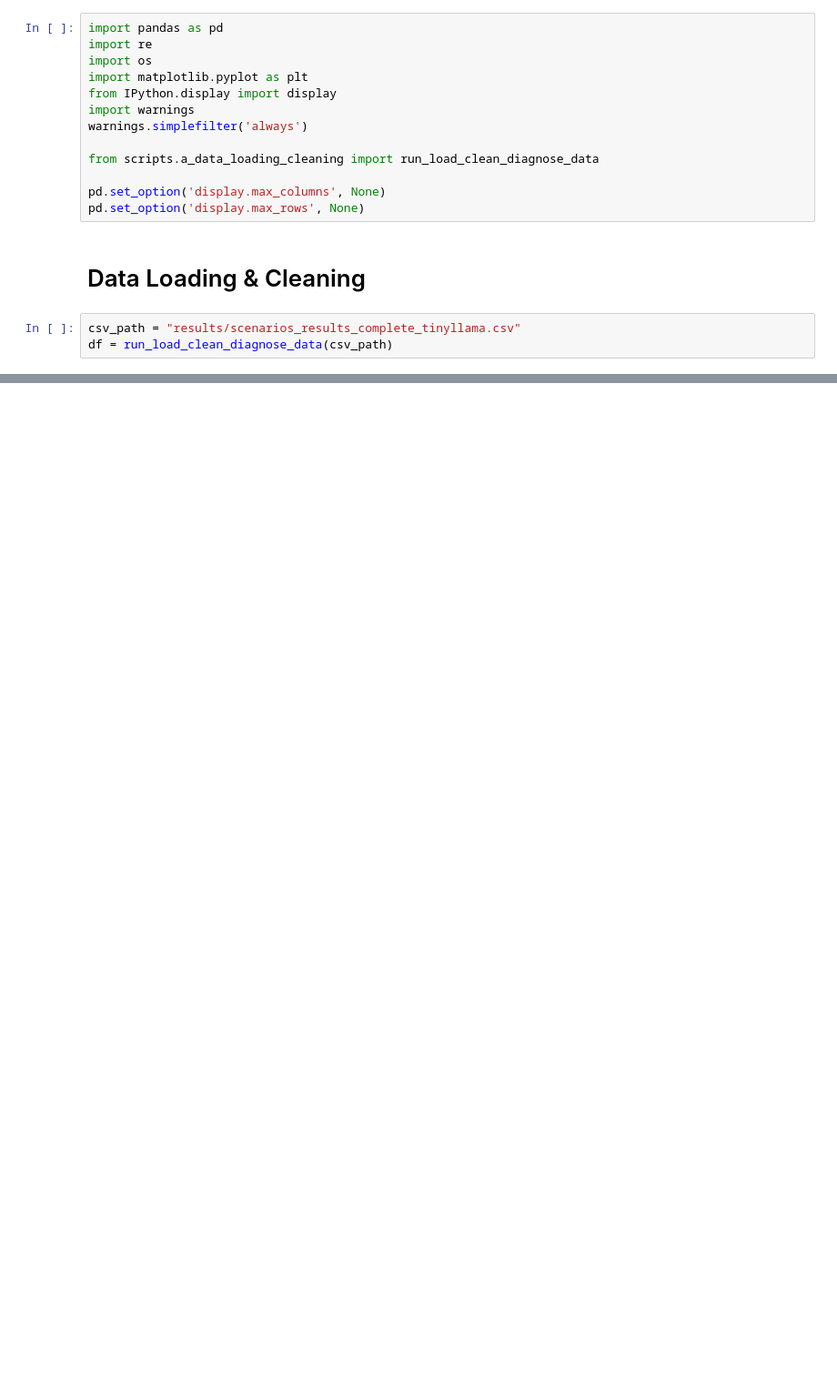
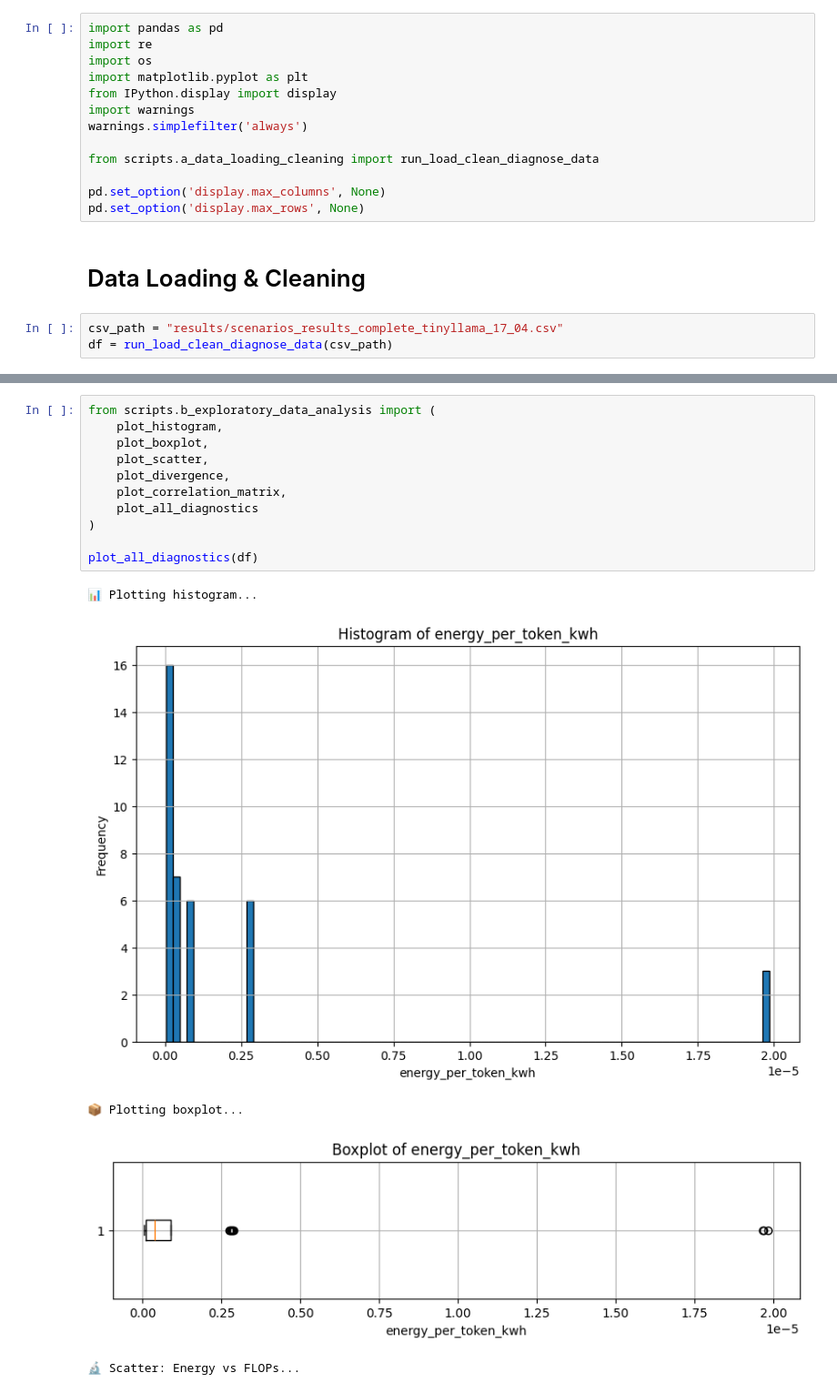
Before and after one commit to henrycgbaker/thesis_analysis, a Jupyter notebook: analysis_scenarios.ipynb, the cells around one changed output, grey strips where cells are left out. Shown at 91% size. Saved outputs shown, nothing was run; the diff lists cells and outputs as text; blank space fills up the shorter version.

```diff
--- a/analysis_scenarios.ipynb
+++ b/analysis_scenarios.ipynb
@@ -14,7 +14,7 @@ pd.set_option('display.max_rows', None)
 # %% [markdown]
 # Data Loading & Cleaning
 # %%
-csv_path = "results/scenarios_results_complete_tinyllama.csv"
+csv_path = "results/scenarios_results_complete_tinyllama_17_04.csv"
 df = run_load_clean_diagnose_data(csv_path)
 # %% [output]
 ✅ All rows have consistent 'total_generated_tokens' = 16384
@@ -36,0 +83,17 @@ flops_per_token: {np.float64(16949970993152.0): np.float64(1034544128.0), np.flo
+# %%
+from scripts.b_exploratory_data_analysis import (
+    plot_histogram,
+    plot_boxplot,
+    plot_scatter,
+    plot_divergence,
+    plot_correlation_matrix,
+    plot_all_diagnostics
+)
+
+plot_all_diagnostics(df)
+# %% [output]
+📊 Plotting histogram...
+[figure, added]
+📦 Plotting boxplot...
+[figure, added]
+🔬 Scatter: Energy vs FLOPs...
```
Also changed, not shown: parts of 17 cells of this notebook, 11 other files.
